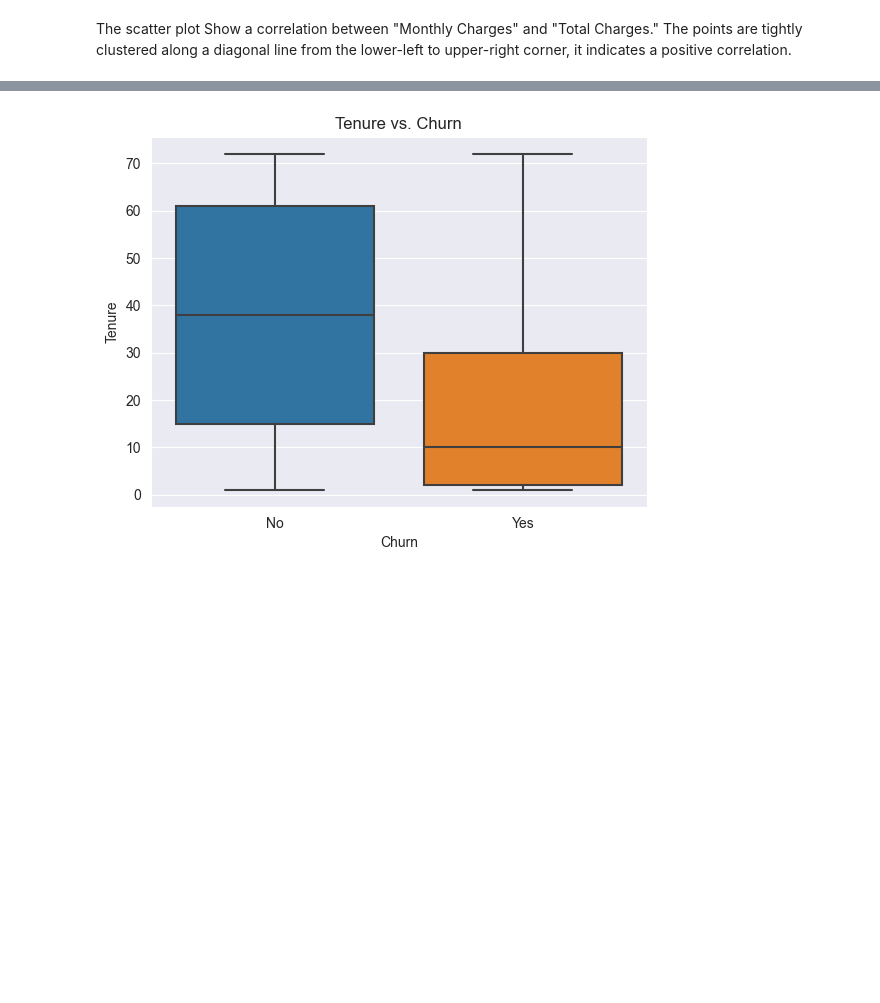
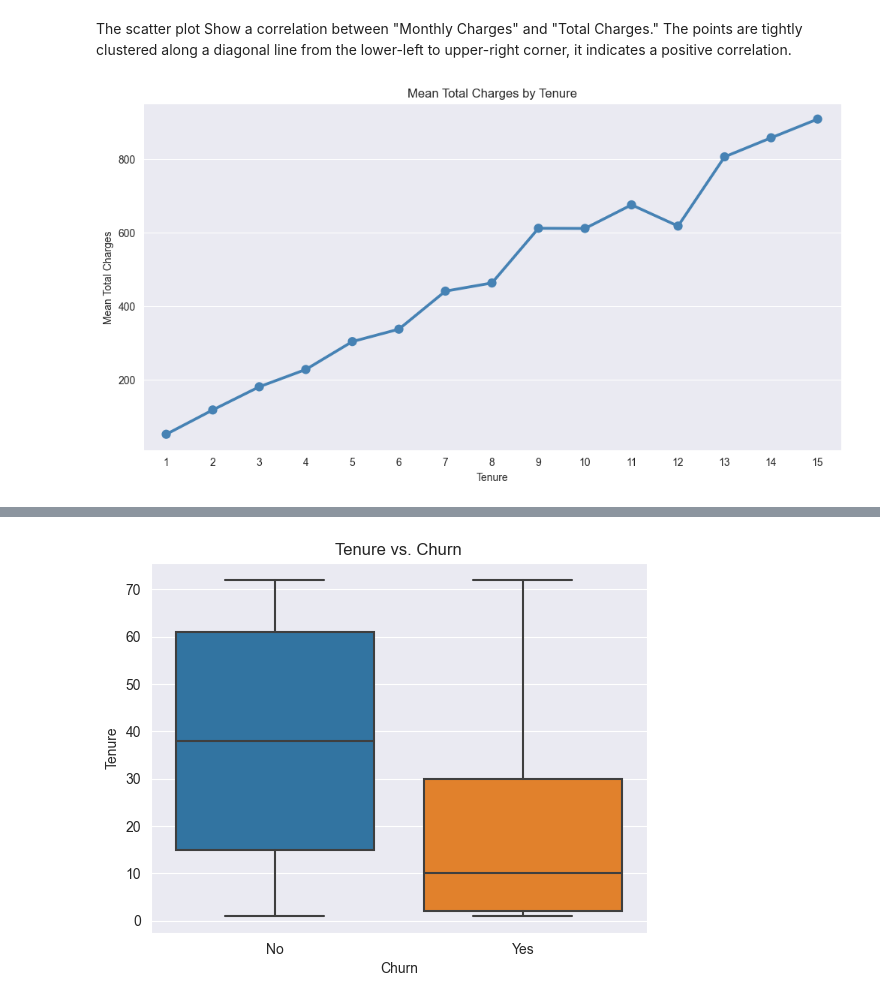
Before and after one commit to mancatha/LP2, a Jupyter notebook: LP2.ipynb, the cells around one changed output, grey strips where cells are left out. Saved outputs shown, nothing was run; the diff lists cells and outputs as text; code cells hidden in the pictures; blank space fills up the shorter version.

```diff
--- a/LP2.ipynb
+++ b/LP2.ipynb
@@ -1335,3 +1335,24 @@ plt.show()
 [figure]
 # %% [markdown]
 The scatter plot Show a correlation between "Monthly Charges" and "Total Charges." The points are tightly clustered along a diagonal line from the lower-left to upper-right corner, it indicates a positive correlation.
+# %%
+# Grouping by 'tenure' and calculating the mean 'TotalCharges'
+df_grp_tenure = df.groupby('tenure')['TotalCharges'].mean().reset_index()
+
+#Top 15 data points
+df_grp_tenure_15 = df_grp_tenure.head(15)
+
+# Create a point plot
+plt.figure(figsize=(12, 6))
+sns.pointplot(data=df_grp_tenure_15, x='tenure', y='TotalCharges', color='steelblue')
+
+# Customize the plot
+plt
+plt.title('Mean Total Charges by Tenure')
+plt.xlabel('Tenure')
+plt.ylabel('Mean Total Charges')
+
+# Show the plot
+plt.show()
+# %% [output]
+[figure, added]
```
Also changed, not shown: parts of 3 cells of this notebook.
